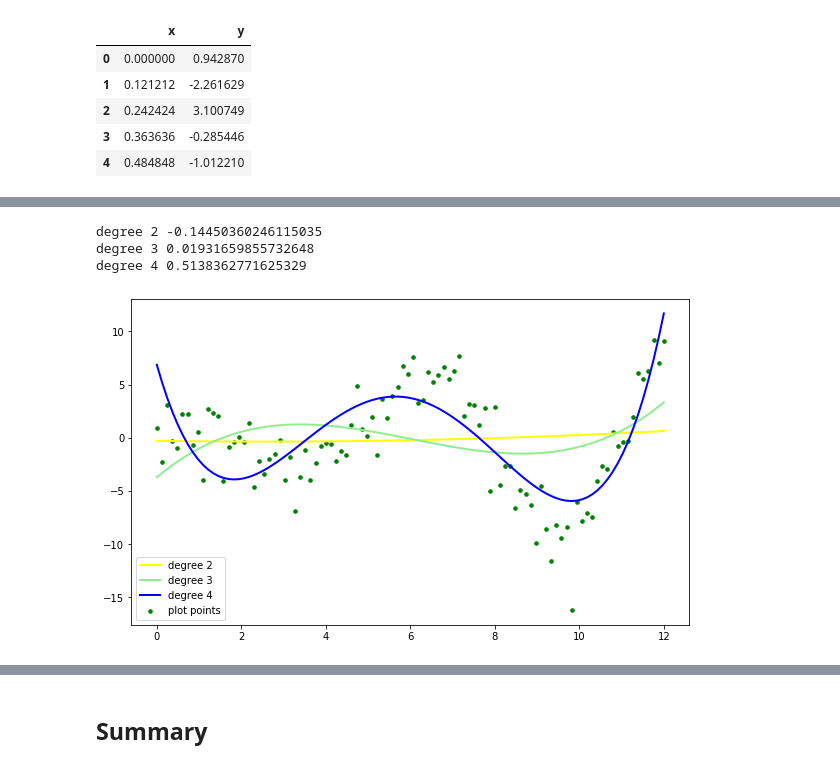
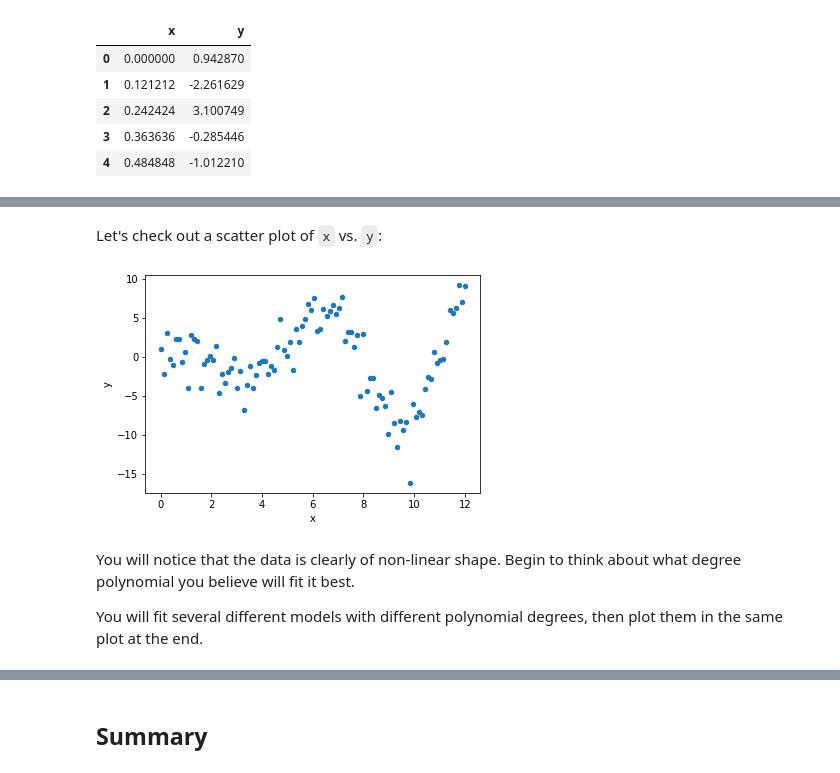
Before and after one commit to learn-co-curriculum/dsc-polynomial-regression-lab-v2-5, a Jupyter notebook: index.ipynb, the cells around one changed output, grey strips where cells are left out. Drawn from its saved outputs; the diff is of its cells as text; code cells hidden in the pictures.

```diff
--- a/index.ipynb
+++ b/index.ipynb
@@ -121,46 +43,2 @@ for index, degree in enumerate([2, 3, 4]):
-# %%
-# __SOLUTION__
-# Import relevant modules and functions
-from sklearn.preprocessing import PolynomialFeatures
-from sklearn.linear_model import LinearRegression
-from sklearn.metrics import r2_score
-
-colors = ['yellow', 'lightgreen', 'blue']
-plt.figure(figsize=(10, 6))
-plt.scatter(df['x'], df['y'], color='green', s=50, marker='.', label='plot points')
-
-# We'll fit 3 different polynomial regression models from degree 2 to degree 4
-for index, degree in enumerate([2, 3, 4]):
-
-    # Instantiate PolynomialFeatures
-    poly = PolynomialFeatures(degree)
-
-    # Fit and transform X_train
-    X_poly_train = poly.fit_transform(X_train)
-
-    # Instantiate and fit a linear regression model to the polynomial transformed train features
-    reg_poly = LinearRegression().fit(X_poly_train, y_train)
-
-    # Transform the test data into polynomial features
-    X_poly_test = poly.transform(X_test)
-
-    # Get predicted values for transformed polynomial test data
-    y_pred = reg_poly.predict(X_poly_test)
-
-    # Evaluate model performance on test data
-    print("degree %d" % degree, r2_score(y_test, y_pred))
-
-    # Transform the full data
-    X_poly = poly.transform(X)
-
-    # Now, we want to see what the model predicts for the entire data
-    y_poly = reg_poly.predict(X_poly)
-
-    # Create plot of predicted values
-    plt.plot(X, y_poly, color = colors[index], linewidth=2, label='degree %d' % degree)
-    plt.legend(loc='lower left')
-# %% [output]
-degree 2 -0.14450360246115035
-degree 3 0.01931659855732648
-degree 4 0.5138362771625329
-[figure, removed]
+# %% [markdown]
+Let's check out a scatter plot of `x` vs. `y`:
@@ -166,0 +48,9 @@ degree 4 0.5138362771625329
+# %%
+# __SOLUTION__
+df.plot.scatter(x="x", y="y");
+# %% [output]
+[figure, added]
+# %% [markdown]
+You will notice that the data is clearly of non-linear shape. Begin to think about what degree polynomial you believe will fit it best.
+
+You will fit several different models with different polynomial degrees, then plot them in the same plot at the end.
```
Also changed, not shown: parts of 48 cells of this notebook, 3 other files.
